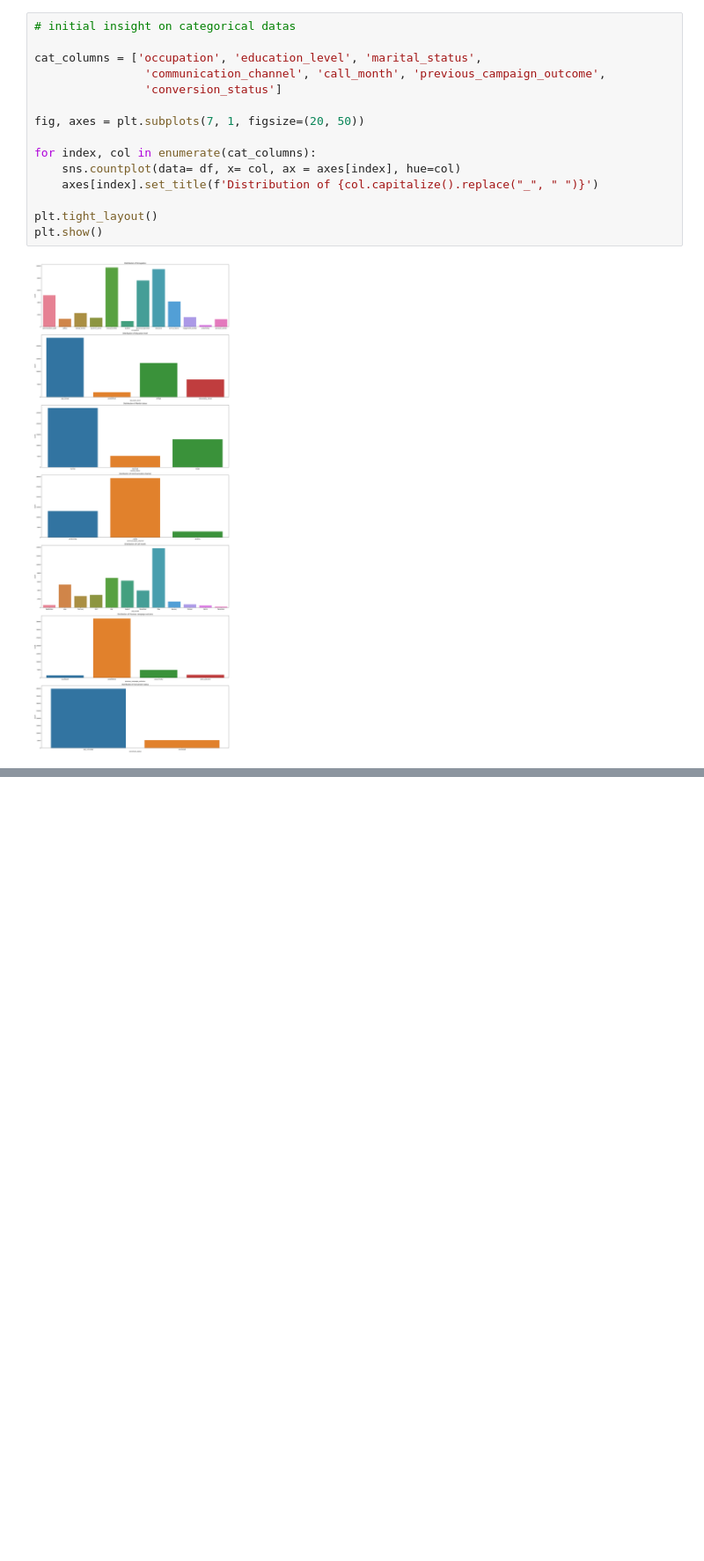
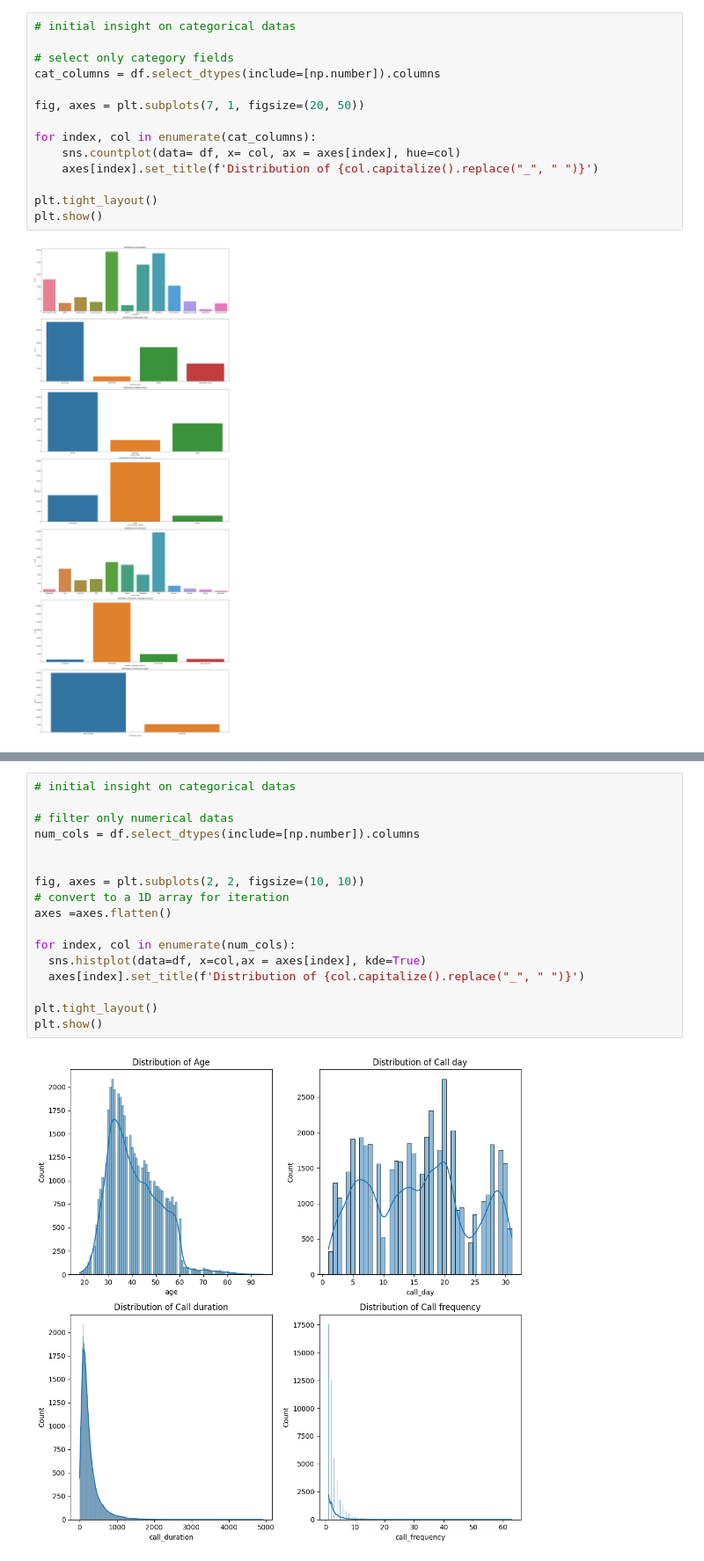
Before and after one commit to yeelvis/Bank-Marketing-Campaign, a Jupyter notebook: Bank_Marketing_Campaign_Analysis.ipynb, the cells around one changed output, grey strips where cells are left out. Shown: that part at 88% size. Drawn from its saved outputs; the diff is of its cells as text; blank space fills up the shorter version.

Commit message:
Added analysis for numerical fields

```diff
--- a/Bank_Marketing_Campaign_Analysis.ipynb
+++ b/Bank_Marketing_Campaign_Analysis.ipynb
@@ -99,9 +99,8 @@ Index(['occupation', 'age', 'education_level', 'marital_status',
 # %%
 # initial insight on categorical datas
 
-cat_columns = ['occupation', 'education_level', 'marital_status',
-                'communication_channel', 'call_month', 'previous_campaign_outcome',
-                'conversion_status']
+# select only category fields
+cat_columns = df.select_dtypes(include=[np.number]).columns
 
 fig, axes = plt.subplots(7, 1, figsize=(20, 50))
 
@@ -118,0 +115,19 @@ array([ 0., 11., 22., 33., 44., 55., 66., 77., 88., 99.])
+# %%
+# initial insight on categorical datas
+
+# filter only numerical datas
+num_cols = df.select_dtypes(include=[np.number]).columns
+
+
+fig, axes = plt.subplots(2, 2, figsize=(10, 10))
+# convert to a 1D array for iteration
+axes =axes.flatten()
+
+for index, col in enumerate(num_cols):
+  sns.histplot(data=df, x=col,ax = axes[index], kde=True)
+  axes[index].set_title(f'Distribution of {col.capitalize().replace("_", " ")}')
+
+plt.tight_layout()
+plt.show()
+# %% [output]
+[figure, added]
```
Also changed, not shown: parts of 1 cell of this notebook.
